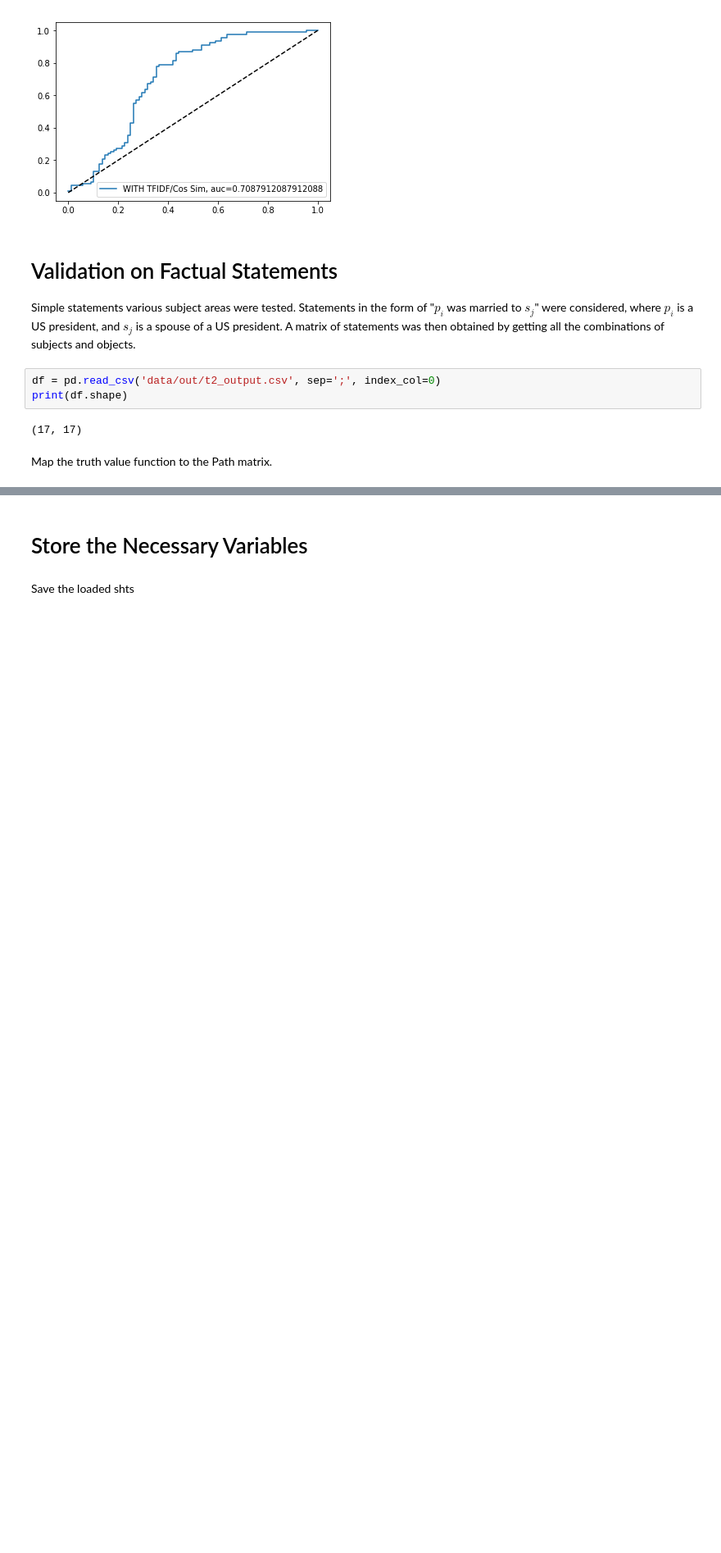
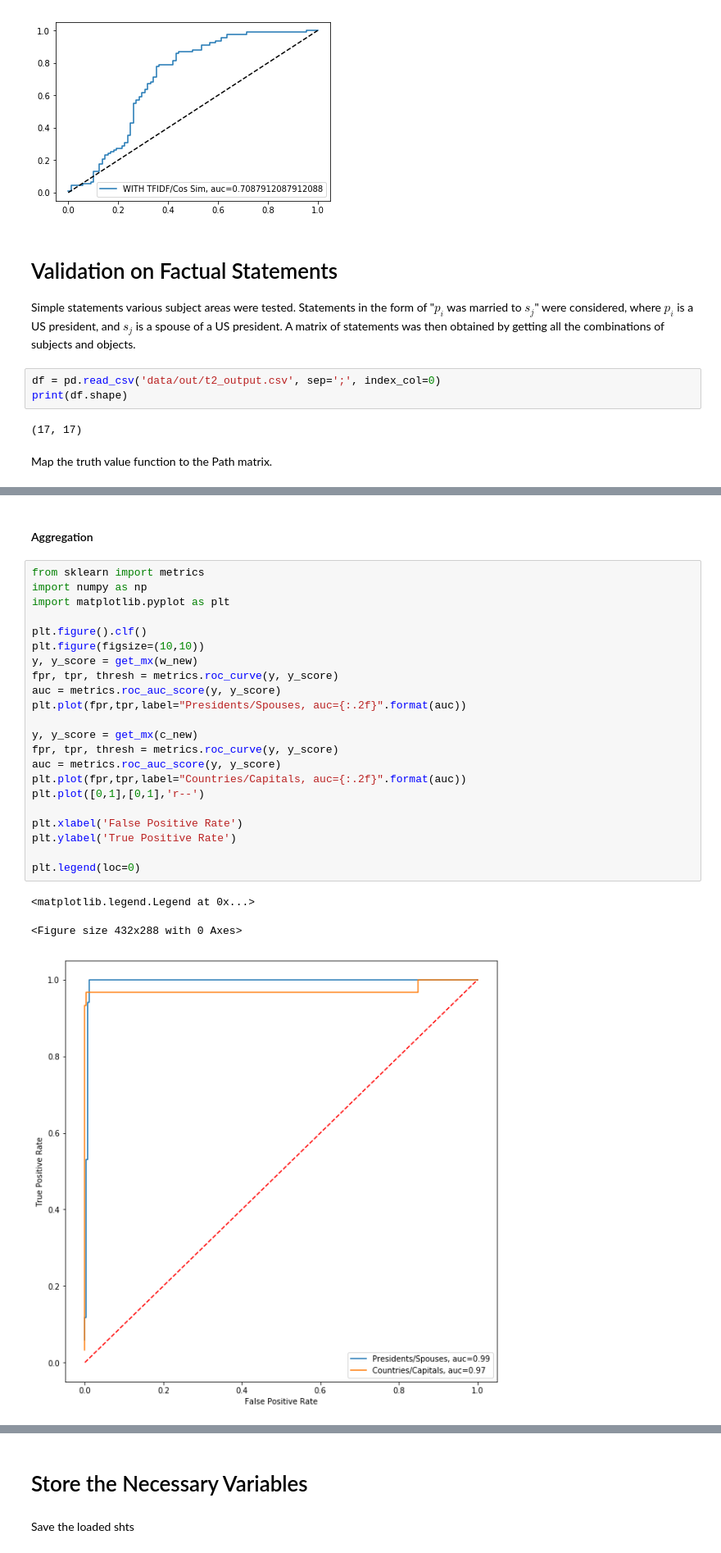
Before and after one commit to jibalio/computational-fact-checking, a Jupyter notebook: Computational Fact Checking.ipynb, the cells around one changed output, grey strips where cells are left out. Shown at 82% size. Cells and saved outputs as stored; diff of their text form; blank space fills up the shorter version.

```diff
--- a/Computational Fact Checking.ipynb
+++ b/Computational Fact Checking.ipynb
@@ -322,0 +417,28 @@ array([ True, False, False, False, False, False, False, False, False,
+# %% [markdown]
+#### Aggregation
+# %%
+from sklearn import metrics
+import numpy as np
+import matplotlib.pyplot as plt
+
+plt.figure().clf()
+plt.figure(figsize=(10,10))
+y, y_score = get_mx(w_new)
+fpr, tpr, thresh = metrics.roc_curve(y, y_score)
+auc = metrics.roc_auc_score(y, y_score)
+plt.plot(fpr,tpr,label="Presidents/Spouses, auc={:.2f}".format(auc))
+
+y, y_score = get_mx(c_new)
+fpr, tpr, thresh = metrics.roc_curve(y, y_score)
+auc = metrics.roc_auc_score(y, y_score)
+plt.plot(fpr,tpr,label="Countries/Capitals, auc={:.2f}".format(auc))
+plt.plot([0,1],[0,1],'r--')
+
+plt.xlabel('False Positive Rate')
+plt.ylabel('True Positive Rate')
+
+plt.legend(loc=0)
+# %% [output]
+<matplotlib.legend.Legend at 0x...>
+<Figure size 432x288 with 0 Axes>
+[figure, added]
```
Also changed, not shown: parts of 22 cells of this notebook, 13 other files.
